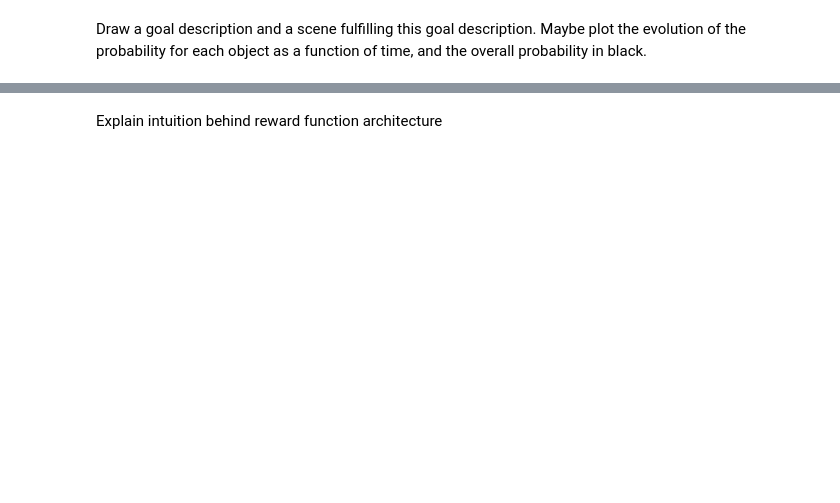
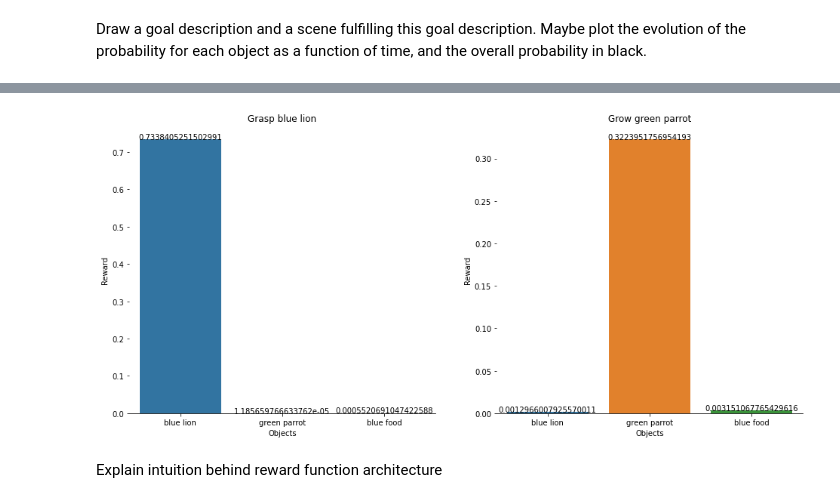
Before and after one commit to flowersteam/Imagine, a Jupyter notebook: IMAGINE.ipynb, the cells around one changed output, grey strips where cells are left out. Saved outputs shown, nothing was run; the diff lists cells and outputs as text; code cells hidden in the pictures; blank space fills up the shorter version.

```diff
--- a/IMAGINE.ipynb
+++ b/IMAGINE.ipynb
@@ -141,0 +157,16 @@ Draw a goal description and a scene fulfilling this goal description. Maybe plot
+# %%
+def compute_reward_probabilities(state, goal_str, reward_language_model, reward_function, env):
+    goal_encoding = reward_language_model.encode(goal_str)
+    input_o = torch.tensor(state).float().view(1,len(o))
+    input_goal = torch.tensor(goal_encoding).float().view(1,len(goal_encoding))
+    reward_per_object = reward_function.reward_function.compute_logits_before_or(input_o, input_goal)
+    reward_per_object = [elem.detach()[0][0].item() for elem in reward_per_object]
+    objects = [obj.object_descr['colors'] + ' ' + obj.object_descr['types'] for obj in env.objects]
+    d = {'Objects':objects, 'Reward':reward_per_object}
+    df_rew = pd.DataFrame(d)
+    return df_rew
+
+def generate_other_possible_goal(goal_str, env):
+    objects = [obj.object_descr['colors'] + ' ' + obj.object_descr['types'] for obj in env.objects]
+    other_objects = [o for o in objects if o not in goal_str]
+    return ' '.join(random.sample(['Grow', 'Grasp'], 1) + random.sample(other_objects, 1))
@@ -142,2 +186,18 @@ Draw a goal description and a scene fulfilling this goal description. Maybe plot
+# %%
+df_rew1 = compute_reward_probabilities(o, goal_str, reward_language_model, reward_function, env)
+df_rew2 = compute_reward_probabilities(o, other_goal_str, reward_language_model, reward_function, env)
+
+f, axes = plt.subplots(1, 2, figsize=(16, 7), sharex=True)
+sns.despine(left=True)
+sns.barplot(x="Objects", y="Reward", data=df_rew1, ax=axes[0]).set_title(goal_str)
+for index, row in df_rew1.iterrows():
+    axes[0].text(row.name,row.Reward, row.Reward, color='black', ha="center")
+
+sns.despine(left=True)
+sns.barplot(x="Objects", y="Reward", data=df_rew2, ax=axes[1]).set_title(other_goal_str)
+for index, row in df_rew2.iterrows():
+    axes[1].text(row.name,row.Reward, row.Reward, color='black', ha="center")
+# %% [output]
+[figure, added]
 # %% [markdown]
 Explain intuition behind reward function architecture
```
Also changed, not shown: parts of 14 cells of this notebook, 1 other file.
